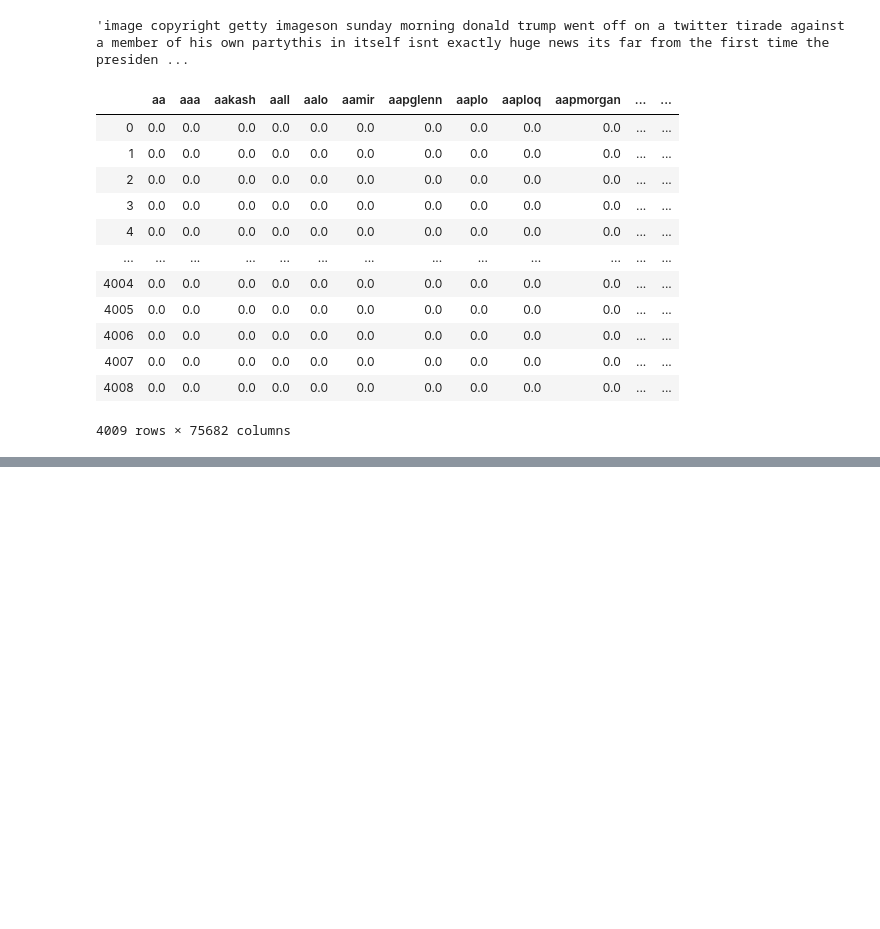
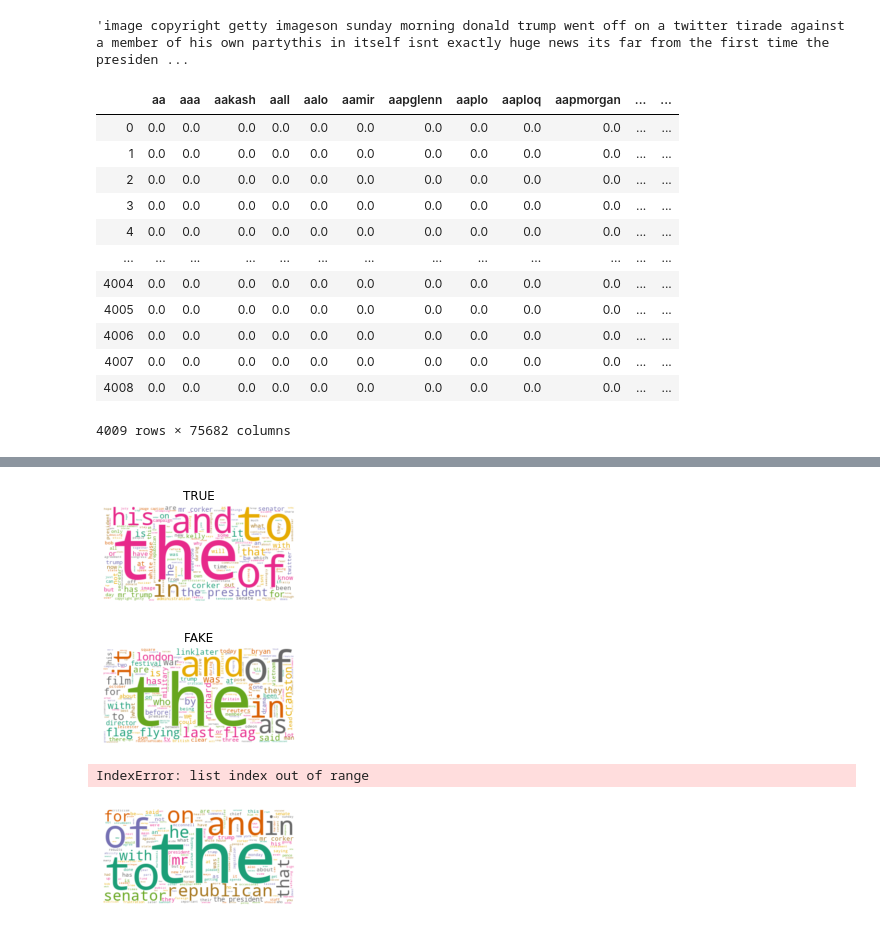
Before and after one commit to niel98/Fake-News-Detection, a Jupyter notebook: fake news project alpha.ipynb, the cells around one changed output, grey strips where cells are left out. Cells and saved outputs as stored; diff of their text form; code cells hidden in the pictures; blank space fills up the shorter version.

```diff
--- a/fake news project alpha.ipynb
+++ b/fake news project alpha.ipynb
@@ -121,0 +136,9 @@ pickle.dump(tf, open('cv.pkl', 'wb'))
+# %%
+#find the top words used in each article
+
+top_dict = {}
+for c in data_dtm.columns:
+    top = data_dtm[c].sort_values(ascending = False).head(30)
+    top_dict[c] = list(zip(top.index, top.values))
+
+top_dict
@@ -121,0 +163,7 @@ pickle.dump(tf, open('cv.pkl', 'wb'))
+# %%
+#print the top 15 words used by true and fake news articles
+
+for Label, top_words in top_dict.items():
+    print(Label)
+    print(', '.join([word for word, count in top_words[0:14]]))
+    print('---')
@@ -121,0 +188,32 @@ pickle.dump(tf, open('cv.pkl', 'wb'))
+# %%
+#lets visualize this data using wordcloud
+
+from wordcloud import WordCloud
+
+#stop_words = text.ENGLISH_STOP_WORDS
+wc = WordCloud(stopwords = 'english', background_color = 'white', colormap = 'Dark2', max_font_size = 150,
+               random_state = 42)
+# %%
+#Reset the output dimensions
+
+import matplotlib.pyplot as plt
+
+plt.rcParams['figure.figsize'] = [16, 6]
+label = ['TRUE', 'FAKE']
+
+#create subplots for each label
+
+for index, Label in enumerate(data_dtm.columns):
+    wc.generate(data_clean.Body[Label])
+
+    plt.subplot(3, 4, index+1)
+    plt.imshow(wc, interpolation = 'bilinear')
+    plt.axis('off')
+    plt.title(label[index])
+
+    plt.show()
+# %% [output]
+[figure, added]
+[figure, added]
+IndexError: list index out of range
+[figure, added]
```
Also changed, not shown: parts of 5 cells of this notebook.
